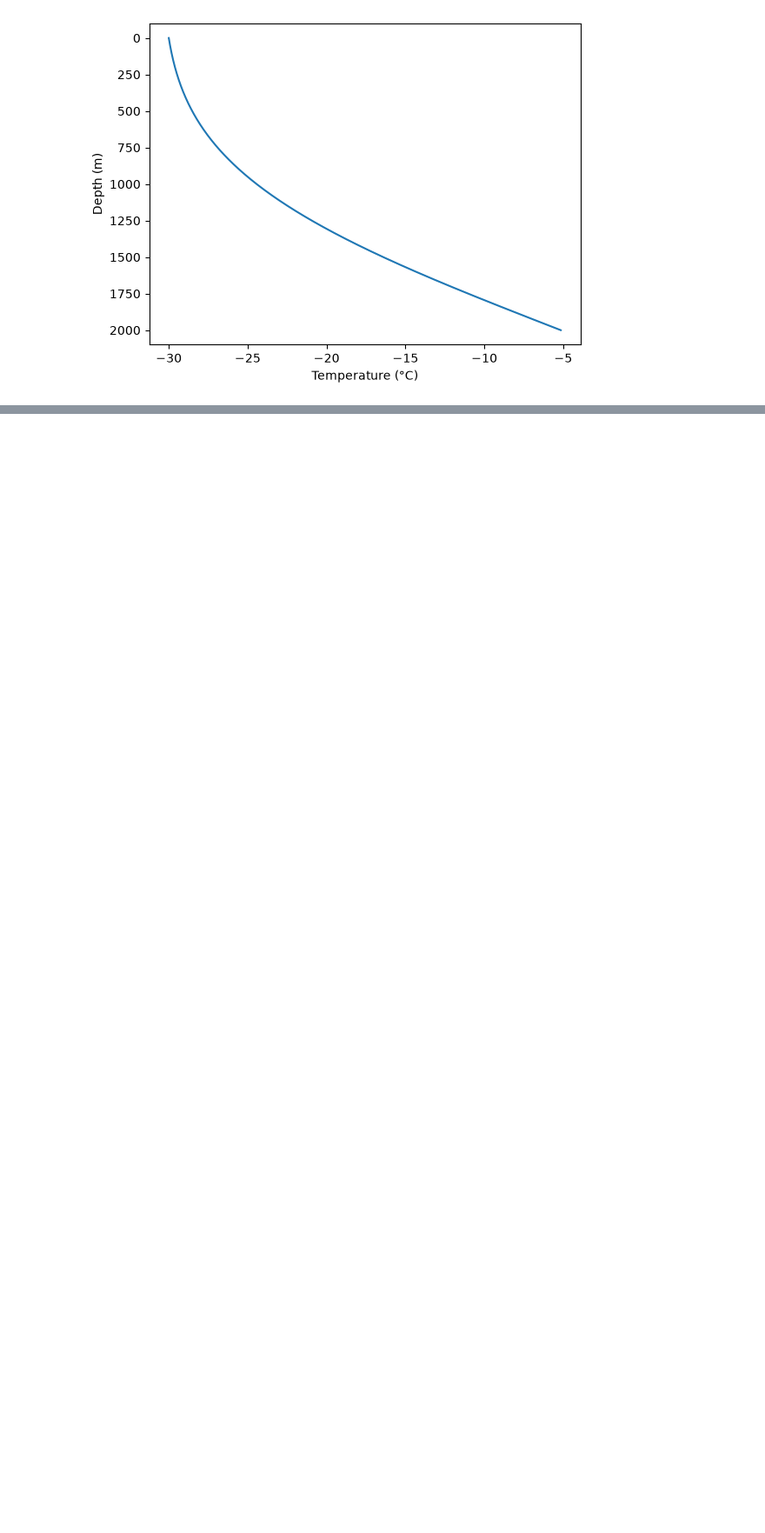
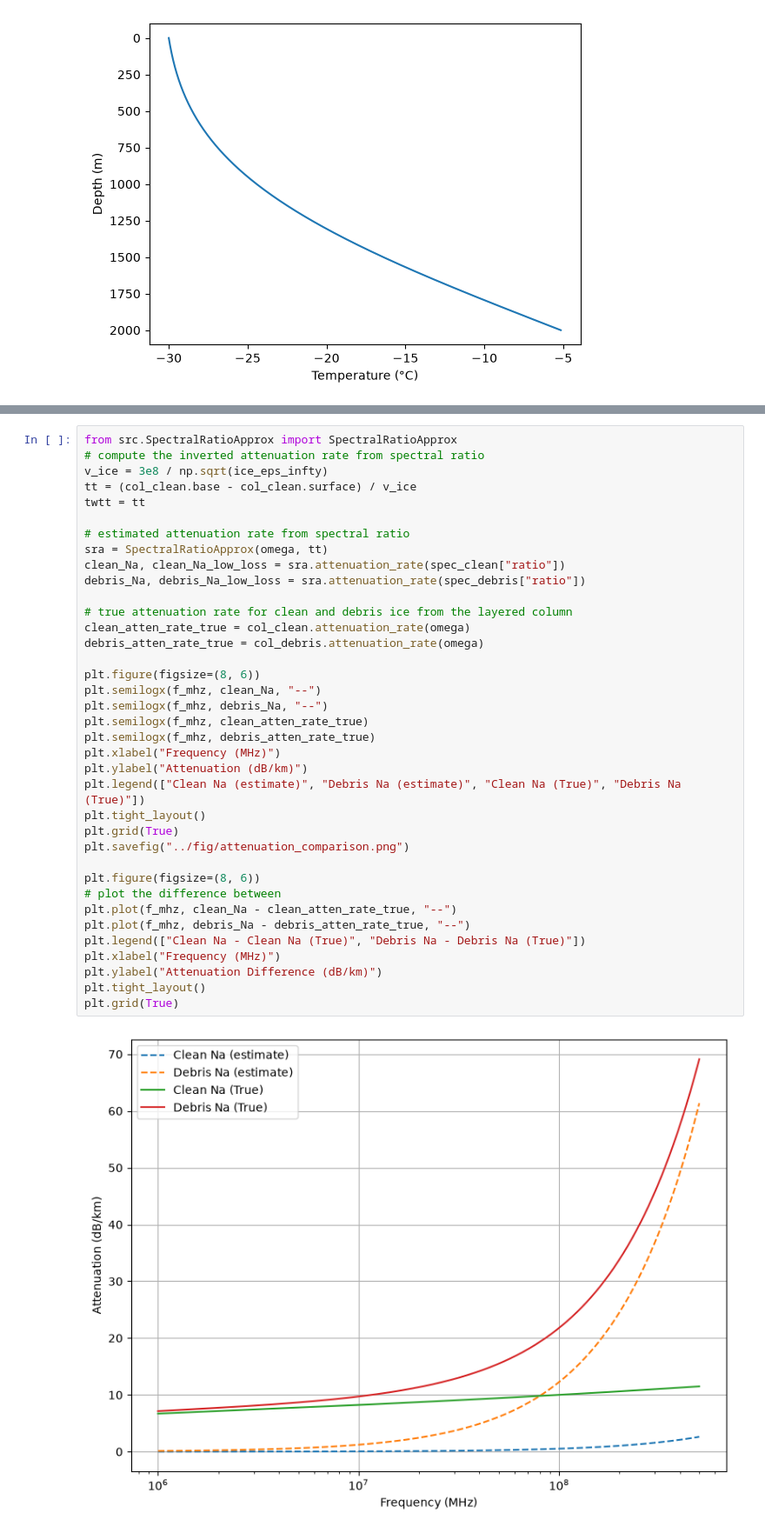
Before and after one commit to alastairyang/spectral-response, a Jupyter notebook: notebook/spectral-ratio.ipynb, the cells around one changed output, grey strips where cells are left out. Shown at 87% size. Saved outputs shown, nothing was run; the diff lists cells and outputs as text; blank space fills up the shorter version.

```diff
--- a/notebook/spectral-ratio.ipynb
+++ b/notebook/spectral-ratio.ipynb
@@ -208,0 +408,39 @@ np.float64(2.6490514033039755e-05)
+# %%
+from src.SpectralRatioApprox import SpectralRatioApprox
+# compute the inverted attenuation rate from spectral ratio
+v_ice = 3e8 / np.sqrt(ice_eps_infty)
+tt = (col_clean.base - col_clean.surface) / v_ice
+twtt = tt
+
+# estimated attenuation rate from spectral ratio
+sra = SpectralRatioApprox(omega, tt)
+clean_Na, clean_Na_low_loss = sra.attenuation_rate(spec_clean["ratio"])
+debris_Na, debris_Na_low_loss = sra.attenuation_rate(spec_debris["ratio"])
+
+# true attenuation rate for clean and debris ice from the layered column
+clean_atten_rate_true = col_clean.attenuation_rate(omega)
+debris_atten_rate_true = col_debris.attenuation_rate(omega)
+
+plt.figure(figsize=(8, 6))
+plt.semilogx(f_mhz, clean_Na, "--")
+plt.semilogx(f_mhz, debris_Na, "--")
+plt.semilogx(f_mhz, clean_atten_rate_true)
+plt.semilogx(f_mhz, debris_atten_rate_true)
+plt.xlabel("Frequency (MHz)")
+plt.ylabel("Attenuation (dB/km)")
+plt.legend(["Clean Na (estimate)", "Debris Na (estimate)", "Clean Na (True)", "Debris Na (True)"])
+plt.tight_layout()
+plt.grid(True)
+plt.savefig("../fig/attenuation_comparison.png")
+
+plt.figure(figsize=(8, 6))
+# plot the difference between
+plt.plot(f_mhz, clean_Na - clean_atten_rate_true, "--")
+plt.plot(f_mhz, debris_Na - debris_atten_rate_true, "--")
+plt.legend(["Clean Na - Clean Na (True)", "Debris Na - Debris Na (True)"])
+plt.xlabel("Frequency (MHz)")
+plt.ylabel("Attenuation Difference (dB/km)")
+plt.tight_layout()
+plt.grid(True)
+# %% [output]
+[figure, added]
```
Also changed, not shown: parts of 11 cells of this notebook, 7 other files.
